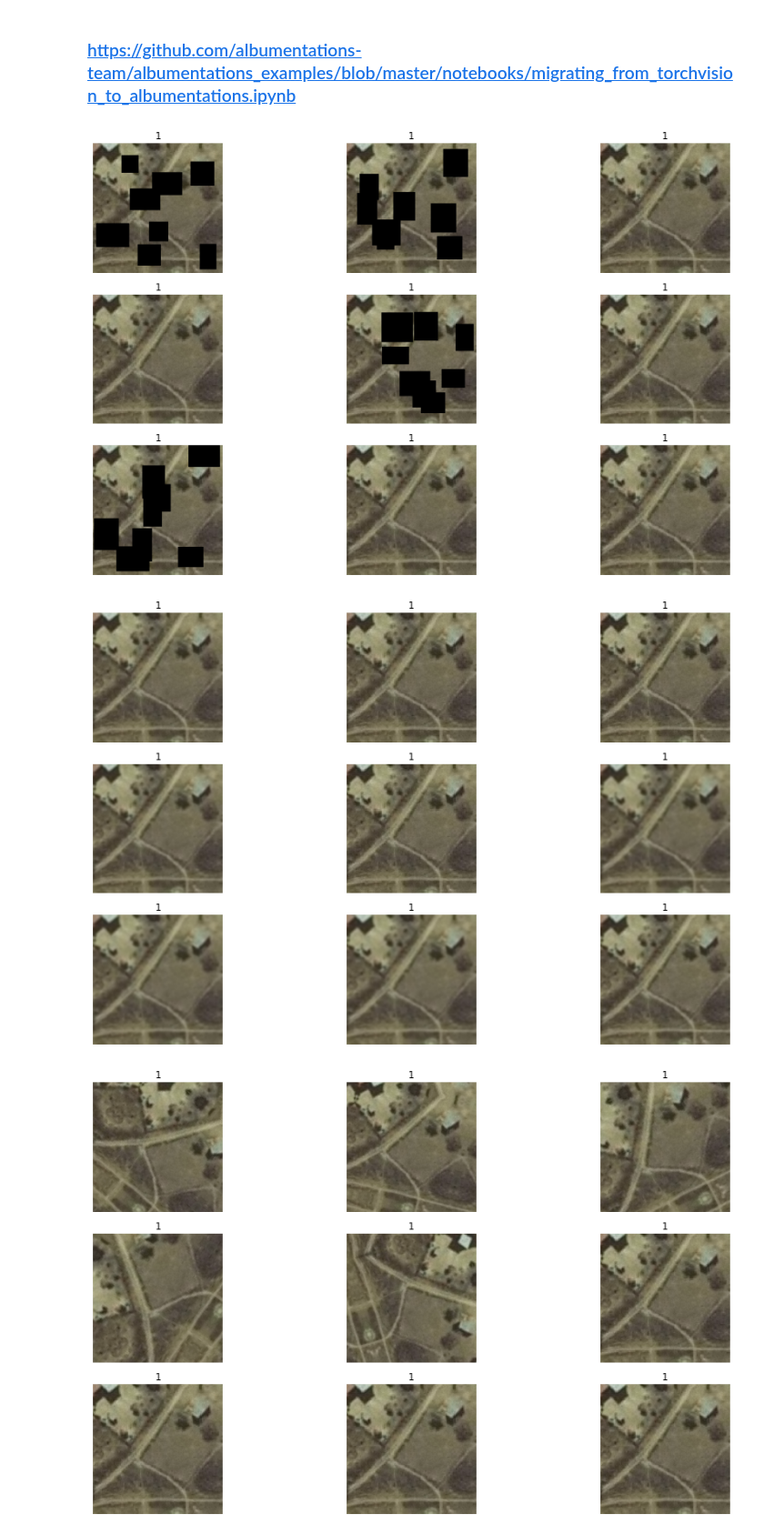
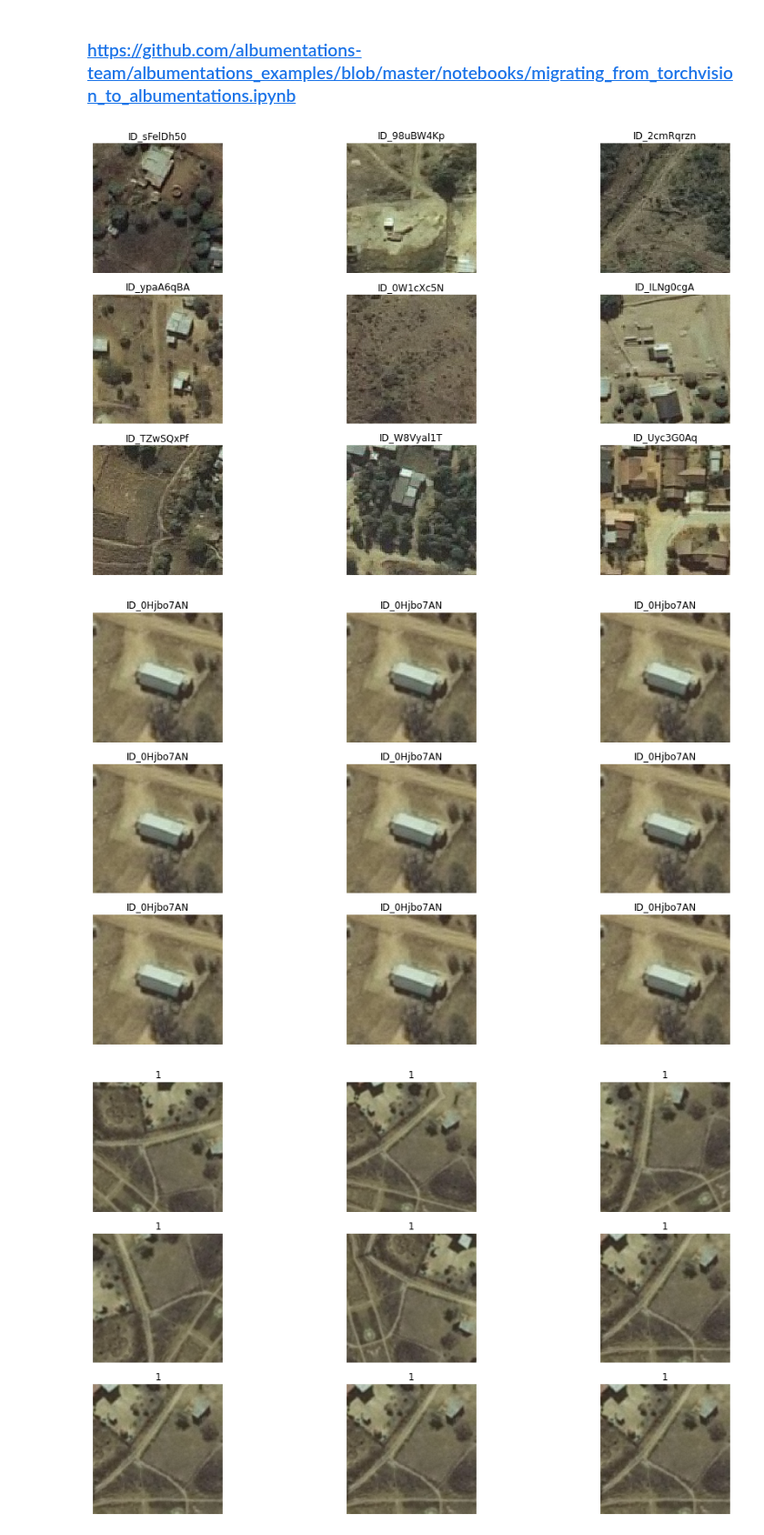
Before and after one commit to adeshkin/road_segment, a Jupyter notebook: EDA.ipynb, the cells around one changed output. Shown at 91% size. Saved outputs shown, nothing was run; the diff lists cells and outputs as text; code cells hidden in the pictures.

```diff
--- a/EDA.ipynb
+++ b/EDA.ipynb
@@ -66,37 +70,25 @@ show_random(df, image_dir)
 # %% [markdown]
 ### https://github.com/albumentations-team/albumentations_examples/blob/master/notebooks/migrating_from_torchvision_to_albumentations.ipynb
 # %%
-from dataset import RoadSegment
+from dataset import RoadSegment, RoadSegmentTest
 from utils import get_transform, visualize_augmentations
 import albumentations as A
 
 train_transform = A.Compose([
-        #A.HorizontalFlip(p=0.5),
-        #A.ShiftScaleRotate(shift_limit=0.1, scale_limit=0.1, rotate_limit=45, p=0.5),
-        A.CoarseDropout(min_height=32, max_height=64, min_width=32, max_width=64, p=0.5),
-        #A.Rotate(limit=45, p=0.5),
-        #A.GaussianBlur(blur_limit=(3, 7), p=0.5),
-        #A.RGBShift(r_shift_limit=15, g_shift_limit=15, b_shift_limit=15, p=0.5),
-        #A.RandomBrightnessContrast(p=0.5),
+        A.Sharpen(alpha=(0.2, 0.5), lightness=(0.95, 1.0), p=1)
     ])
-road_dataset = RoadSegment(df, image_dir, train_transform)
-visualize_augmentations(road_dataset, 10)
+road_dataset = RoadSegmentTest(test_df, image_dir, train_transform)
+visualize_augmentations(road_dataset)
 # %% [output]
-[figure, old version]
+[figure, new version]
 # %%
 train_transform = A.Compose([
-        #A.HorizontalFlip(p=0.5),
-        #A.ShiftScaleRotate(shift_limit=0.1, scale_limit=0.1, rotate_limit=45, p=0.5),
-        #A.CoarseDropout(min_height=32, max_height=48, min_width=32, max_width=48, p=0.5),
-        #A.Rotate(limit=45, p=0.5),
-        A.GaussianBlur(blur_limit=(3, 7), p=0.5),
-        #A.RGBShift(r_shift_limit=15, g_shift_limit=15, b_shift_limit=15, p=0.5),
-        #A.RandomBrightnessContrast(p=0.5),
+        A.CenterCrop(225, 225)
     ])
-road_dataset = RoadSegment(df, image_dir, train_transform)
+road_dataset = RoadSegmentTest(test_df, image_dir, train_transform)
 visualize_augmentations(road_dataset, 10)
 # %% [output]
-[figure, old version]
+[figure, new version]
 # %%
 train_transform = A.Compose([
         #A.HorizontalFlip(p=0.5),
```
Also changed, not shown: parts of 2 cells of this notebook, 3 other files.
